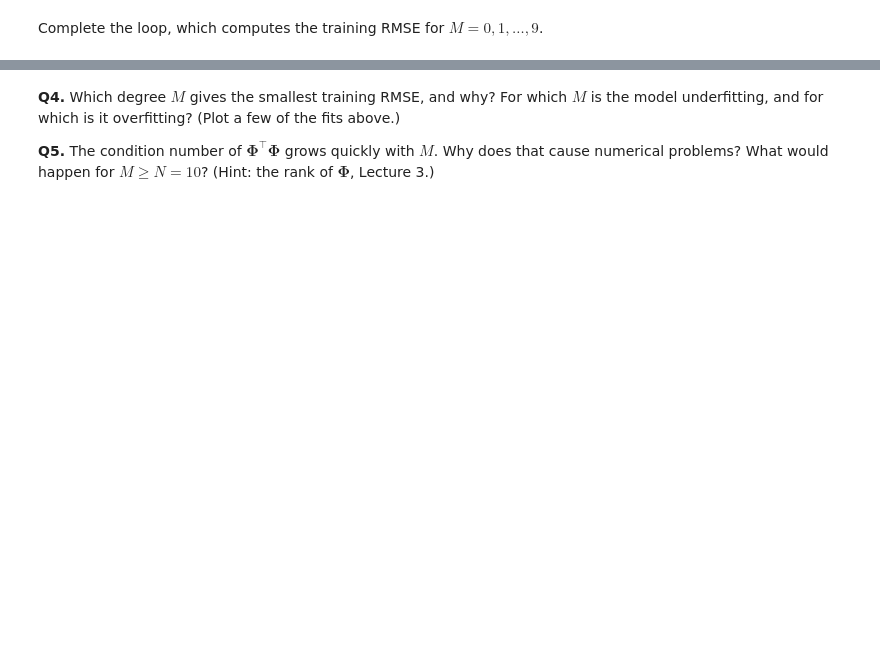
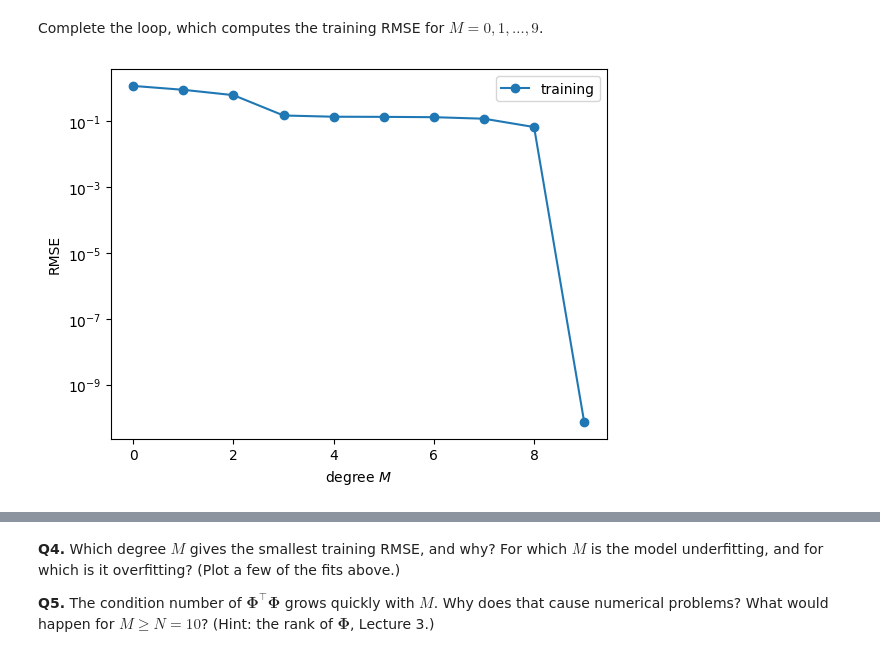
Before and after one commit to MickeEvans/Intro_Machine_Learning, a Jupyter notebook: lab1a-linear-regression.ipynb, the cells around one changed output, grey strips where cells are left out. Saved outputs shown, nothing was run; the diff lists cells and outputs as text; code cells hidden in the pictures; blank space fills up the shorter version.

```diff
--- a/lab1a-linear-regression.ipynb
+++ b/lab1a-linear-regression.ipynb
@@ -103,6 +110,6 @@ Its square is the empirical risk with the squared loss (Lecture 1). Complete the
 # %%
 def rmse(y, y_pred):
     # root-mean-square error between two N x 1 arrays
-    return ...   # EDIT
+    return np.sqrt(np.mean((y - y_pred)**2))
 
 print('training RMSE of your guess:', rmse(y_train, f_guess(x_train)))
@@ -175,14 +199,16 @@ Complete the loop, which computes the training RMSE for $M=0,1,\dots,9$.
 # %%
 M_max = 9
 train_rmse = np.zeros(M_max + 1)
 for M in range(M_max + 1):
     features = lambda x: poly_features(x, M)
-    theta = ...            # EDIT
-    train_rmse[M] = ...    # EDIT
+    theta = fit_ml(features(x_train), y_train)
+    train_rmse[M] = rmse(y_train, features(x_train) @ theta)
 
 plt.figure()
 plt.semilogy(range(M_max + 1), train_rmse, 'o-', label='training')
 plt.xlabel('degree $M$'); plt.ylabel('RMSE'); plt.legend();
+# %% [output]
+[figure, added]
 # %%
 for M in [1, 3, 6, 9]:
     Phi = poly_features(x_train, M)
```
Also changed, not shown: parts of 25 cells of this notebook, 1 other file.
